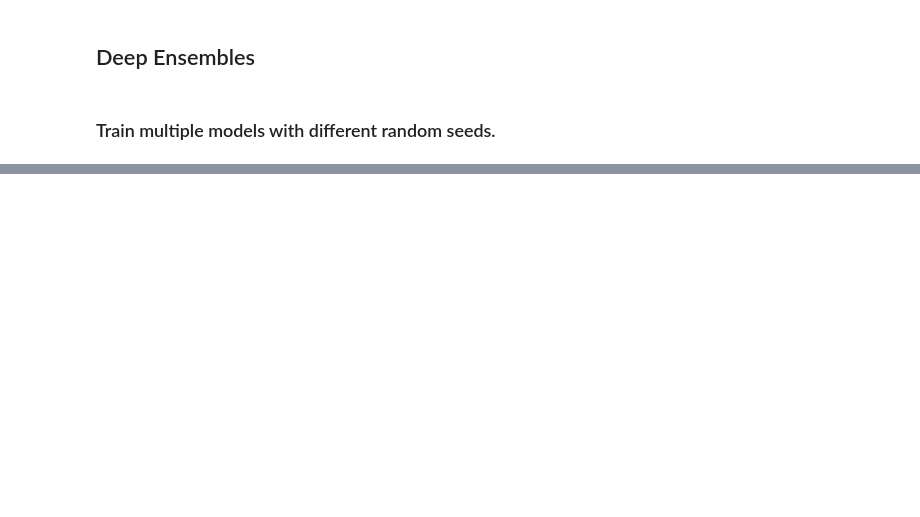
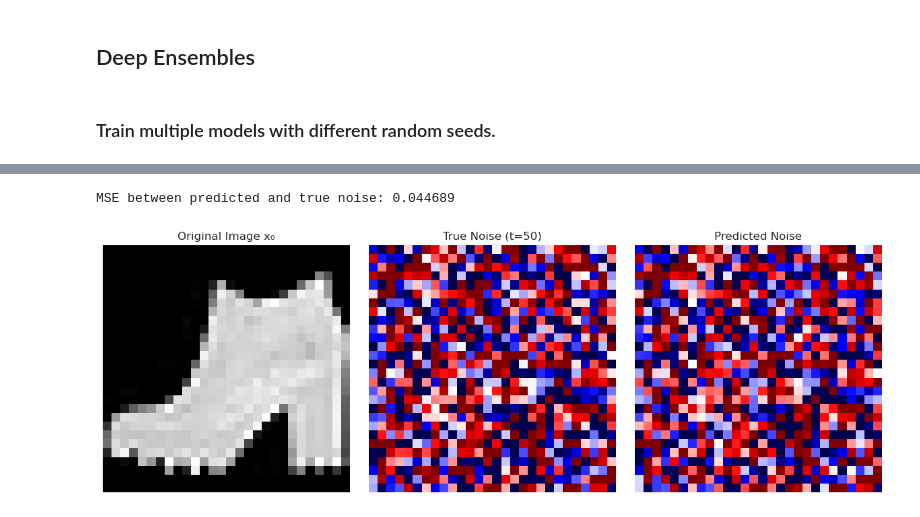
Before and after one commit to savitha-suresh/uncertainty-estimation, a Jupyter notebook: Haofeng/FashionMinst_Diffusion_Uncertainty.ipynb, the cells around one changed output, grey strips where cells are left out. Drawn from its saved outputs; the diff is of its cells as text; code cells hidden in the pictures; blank space fills up the shorter version.

```diff
--- a/Haofeng/FashionMinst_Diffusion_Uncertainty.ipynb
+++ b/Haofeng/FashionMinst_Diffusion_Uncertainty.ipynb
@@ -519,0 +521,5 @@ visualize_uncertainty_grid(
+# %%
+plot_predicted_vs_true_noise(model, x0, t_step=50)
+# %% [output]
+MSE between predicted and true noise: 0.044689
+[figure, added]
```
Also changed, not shown: parts of 14 cells of this notebook.
